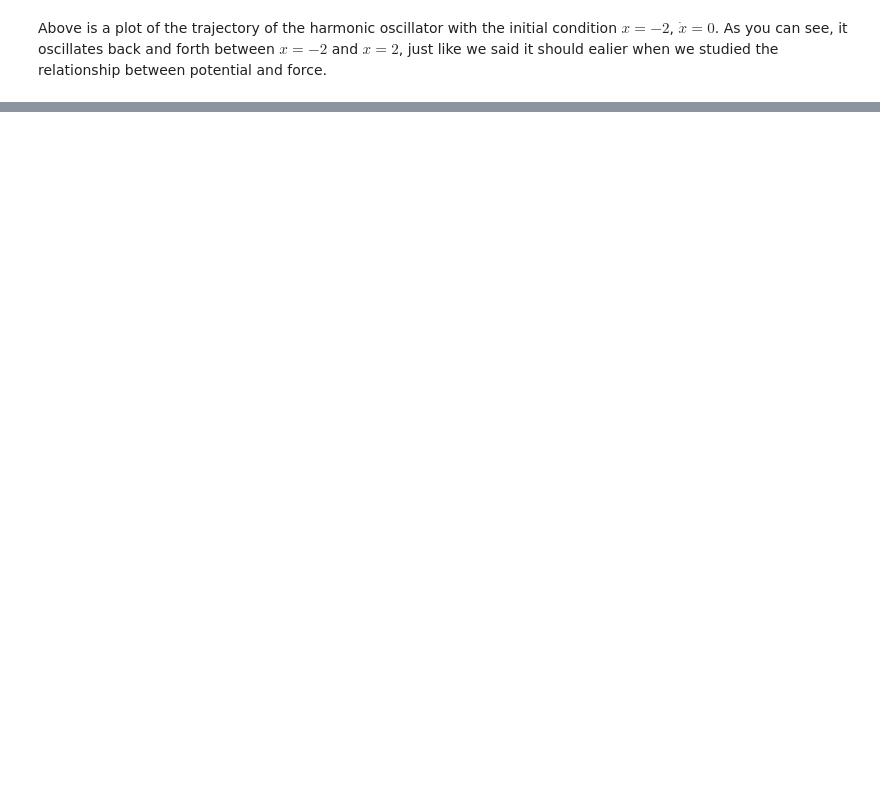
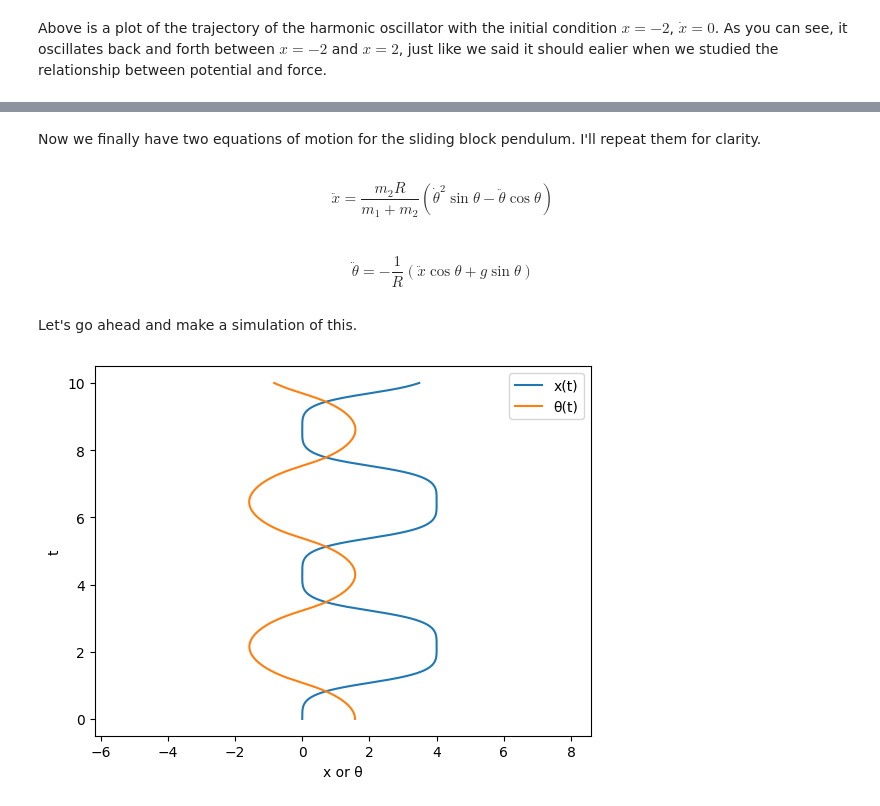
Before and after one commit to kurtamohler/physics-sims, a Jupyter notebook: notebooks/Lagrangian and Hamiltonian Mechanics.ipynb, the cells around one changed output, grey strips where cells are left out. Saved outputs shown, nothing was run; the diff lists cells and outputs as text; code cells hidden in the pictures; blank space fills up the shorter version.

Commit message:
Add example of sliding block pendulum

```diff
--- a/notebooks/Lagrangian and Hamiltonian Mechanics.ipynb
+++ b/notebooks/Lagrangian and Hamiltonian Mechanics.ipynb
@@ -266,0 +469,8 @@ Above is a plot of the trajectory of the harmonic oscillator with the initial co
+# %% [markdown]
+Now we finally have two equations of motion for the sliding block pendulum. I'll repeat them for clarity.
+# %% [markdown]
+$$\ddot{x} = \frac{m_2 R}{m_1 + m_2} (\dot{\theta}^2\sin{\theta} - \ddot{\theta}\cos{\theta})$$
+# %% [markdown]
+$$ \ddot\theta = - \frac{1}{R} (\ddot{x}\cos{\theta} + g\sin{\theta})$$
+# %% [markdown]
+Let's go ahead and make a simulation of this.
@@ -266,0 +527,11 @@ Above is a plot of the trajectory of the harmonic oscillator with the initial co
+# %%
+plt.plot(trajectory[:, 1], trajectory[:, 0], label='x(t)')
+plt.plot(trajectory[:, 2], trajectory[:, 0], label='θ(t)')
+
+plt.xlabel('x or θ')
+plt.ylabel('t')
+plt.axis('equal')
+plt.legend()
+plt.show()
+# %% [output]
+[figure, added]
```
Also changed, not shown: parts of 86 cells of this notebook, 1 other file.
